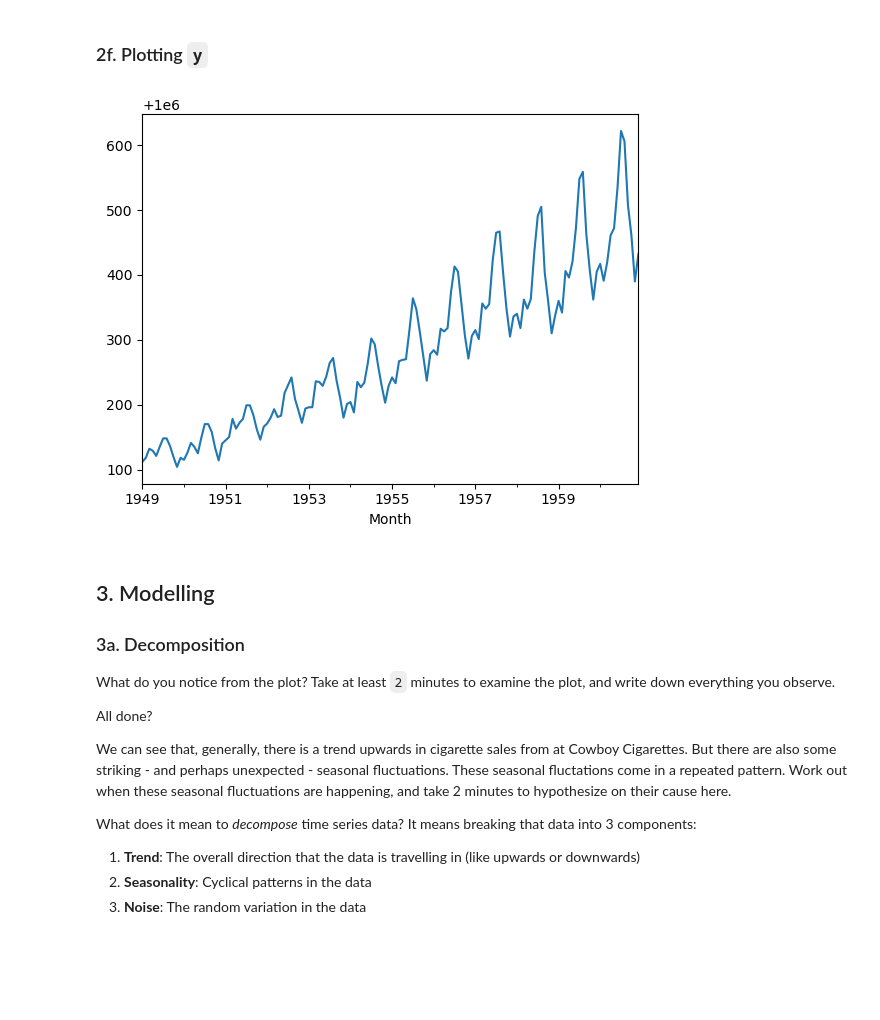
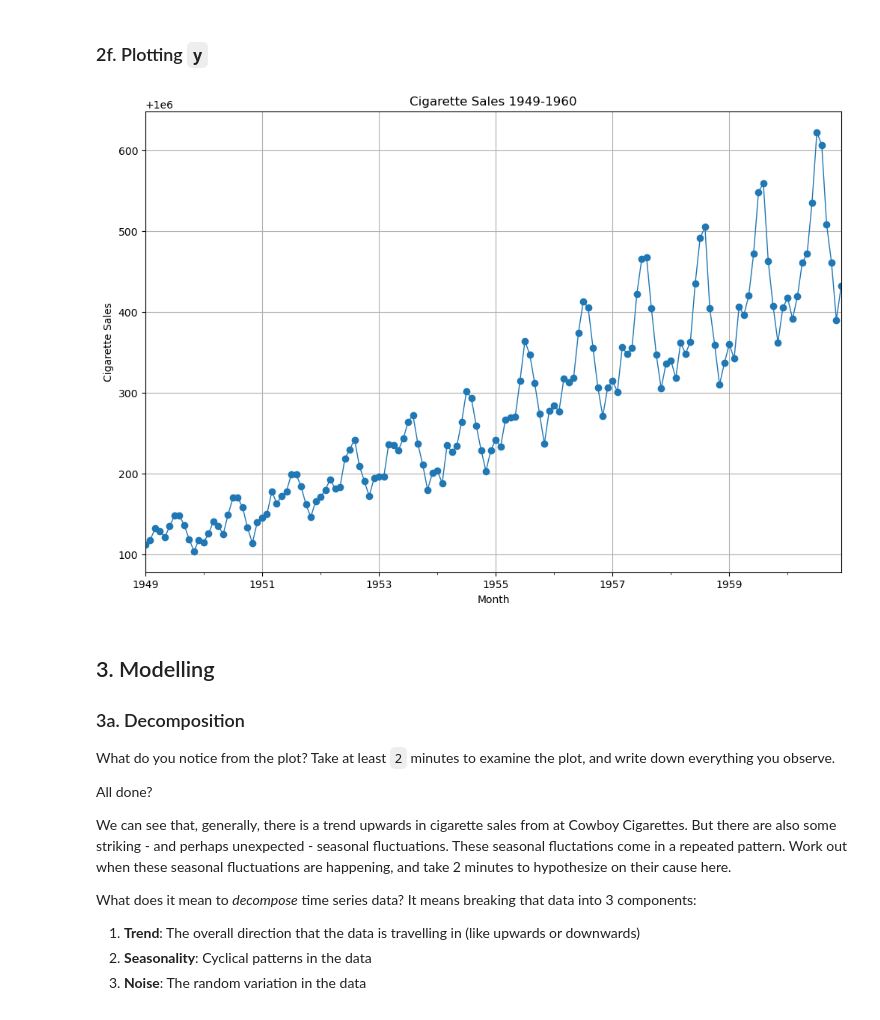
Before and after one commit to RuhelHaq/DataScienceGuidedCapstone, a Jupyter notebook: Notebooks/Cowboy Cigarettes Case Study - Tier 3.ipynb, the cells around one changed output. Cells and saved outputs as stored; diff of their text form; code cells hidden in the pictures; blank space fills up the shorter version.

```diff
--- a/Notebooks/Cowboy Cigarettes Case Study - Tier 3.ipynb
+++ b/Notebooks/Cowboy Cigarettes Case Study - Tier 3.ipynb
@@ -186,11 +209,15 @@ cigData.describe()
 Try visualizing the data. A simple `matplotlib` plot should do the trick.
 # %% [markdown]
 ### 2f. Plotting `y`
-# %%
-y.plot()
-plt.show()
-# %% [output]
-[figure, removed]
+# %%
+plt.figure(figsize=(12,8))
+y.plot(marker='o', linewidth=1)
+plt.title('Cigarette Sales 1949-1960')
+plt.ylabel('Cigarette Sales')
+plt.grid(True)
+plt.show()
+# %% [output]
+[figure, added]
 # %% [markdown]
 ## 3. Modelling
 ### 3a. Decomposition
```
Also changed, not shown: parts of 22 cells of this notebook.
